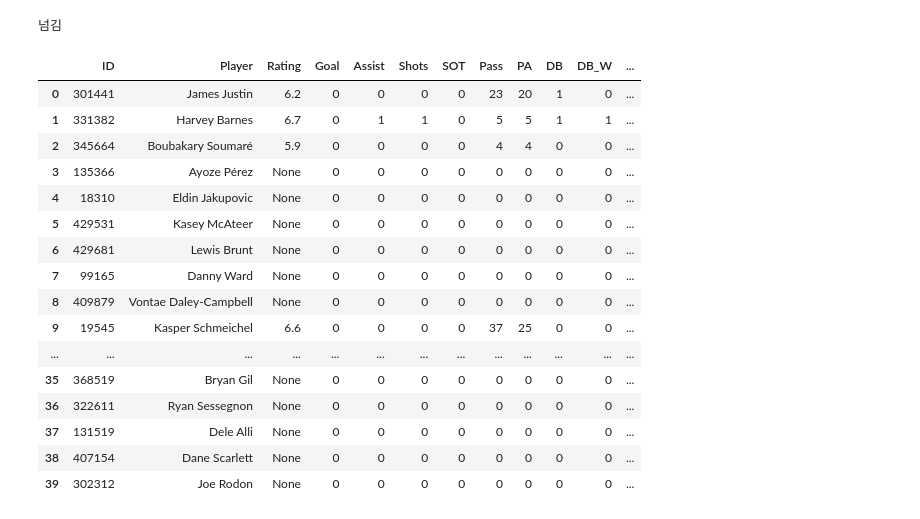
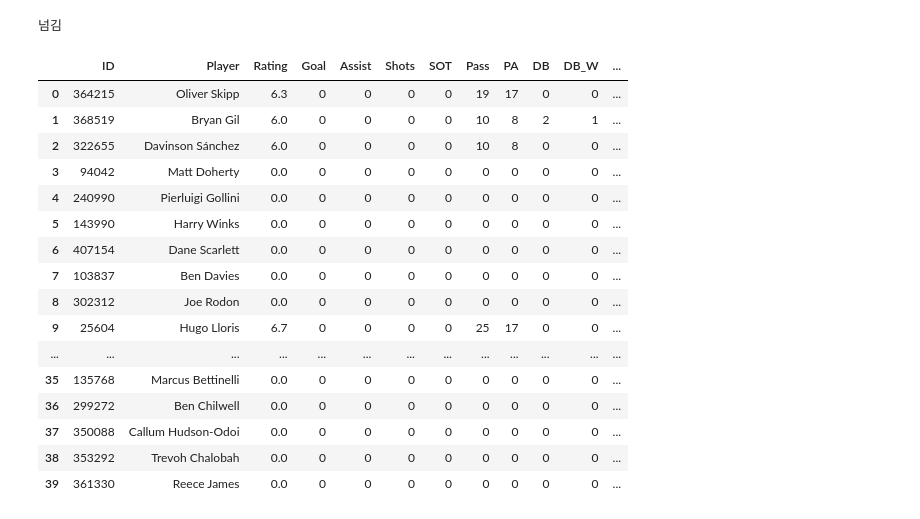
Before and after one commit to sanha9999/EDA_project, a Jupyter notebook: Tottenham_38R/Tottenham Crawling.ipynb, the cells around one changed output. Drawn from its saved outputs; the diff is of its cells as text; code cells hidden in the pictures.

Commit message:
Rating (Object) -> (float)

```diff
--- a/Tottenham_38R/Tottenham Crawling.ipynb
+++ b/Tottenham_38R/Tottenham Crawling.ipynb
@@ -56,8 +56,8 @@ def FB_match(url, sleep_time):
     player_rating = soup.find_all('span', class_ = "player-stat-value")
     for rating in player_rating:
         if rating.text == '':
-            player_rating_list.append("None")
-        else: player_rating_list.append(rating.text)
+            player_rating_list.append(0)
+        else: player_rating_list.append(float(rating.text))
 
     # 선수 GOAL
     player_goal = soup.find_all('div', {"class": "incident-icon", "data-type":"16"})
@@ -261,25 +261,25 @@ def FB_match(url, sleep_time):
     })
     return df
 # %%
-url = 'https://1xbet.whoscored.com/Matches/1549703/Live/England-Premier-League-2021-2022-Leicester-Tottenham'
+url = 'https://1xbet.whoscored.com/Matches/1549586/Live/England-Premier-League-2021-2022-Tottenham-Chelsea'
 df = FB_match(url, 2)
 df
 # %% [output]
 넘김
 |  | ID | Player | Rating | Goal | Assist | Shots | SOT | Pass | PA | DB | DB_W | ... |
-| 0 | 301441 | James Justin | 6.2 | 0 | 0 | 0 | 0 | 23 | 20 | 1 | 0 | ... |
-| 1 | 331382 | Harvey Barnes | 6.7 | 0 | 1 | 1 | 0 | 5 | 5 | 1 | 1 | ... |
-| 2 | 345664 | Boubakary Soumaré | 5.9 | 0 | 0 | 0 | 0 | 4 | 4 | 0 | 0 | ... |
-| 3 | 135366 | Ayoze Pérez | None | 0 | 0 | 0 | 0 | 0 | 0 | 0 | 0 | ... |
-| 4 | 18310 | Eldin Jakupovic | None | 0 | 0 | 0 | 0 | 0 | 0 | 0 | 0 | ... |
-| 5 | 429531 | Kasey McAteer | None | 0 | 0 | 0 | 0 | 0 | 0 | 0 | 0 | ... |
-| 6 | 429681 | Lewis Brunt | None | 0 | 0 | 0 | 0 | 0 | 0 | 0 | 0 | ... |
-| 7 | 99165 | Danny Ward | None | 0 | 0 | 0 | 0 | 0 | 0 | 0 | 0 | ... |
-| 8 | 409879 | Vontae Daley-Campbell | None | 0 | 0 | 0 | 0 | 0 | 0 | 0 | 0 | ... |
-| 9 | 19545 | Kasper Schmeichel | 6.6 | 0 | 0 | 0 | 0 | 37 | 25 | 0 | 0 | ... |
+| 0 | 364215 | Oliver Skipp | 6.3 | 0 | 0 | 0 | 0 | 19 | 17 | 0 | 0 | ... |
+| 1 | 368519 | Bryan Gil | 6.0 | 0 | 0 | 0 | 0 | 10 | 8 | 2 | 1 | ... |
+| 2 | 322655 | Davinson Sánchez | 6.0 | 0 | 0 | 0 | 0 | 10 | 8 | 0 | 0 | ... |
+| 3 | 94042 | Matt Doherty | 0.0 | 0 | 0 | 0 | 0 | 0 | 0 | 0 | 0 | ... |
+| 4 | 240990 | Pierluigi Gollini | 0.0 | 0 | 0 | 0 | 0 | 0 | 0 | 0 | 0 | ... |
+| 5 | 143990 | Harry Winks | 0.0 | 0 | 0 | 0 | 0 | 0 | 0 | 0 | 0 | ... |
+| 6 | 407154 | Dane Scarlett | 0.0 | 0 | 0 | 0 | 0 | 0 | 0 | 0 | 0 | ... |
+| 7 | 103837 | Ben Davies | 0.0 | 0 | 0 | 0 | 0 | 0 | 0 | 0 | 0 | ... |
+| 8 | 302312 | Joe Rodon | 0.0 | 0 | 0 | 0 | 0 | 0 | 0 | 0 | 0 | ... |
+| 9 | 25604 | Hugo Lloris | 6.7 | 0 | 0 | 0 | 0 | 25 | 17 | 0 | 0 | ... |
 | ... | ... | ... | ... | ... | ... | ... | ... | ... | ... | ... | ... | ... |
-| 35 | 368519 | Bryan Gil | None | 0 | 0 | 0 | 0 | 0 | 0 | 0 | 0 | ... |
-| 36 | 322611 | Ryan Sessegnon | None | 0 | 0 | 0 | 0 | 0 | 0 | 0 | 0 | ... |
-| 37 | 131519 | Dele Alli | None | 0 | 0 | 0 | 0 | 0 | 0 | 0 | 0 | ... |
-| 38 | 407154 | Dane Scarlett | None | 0 | 0 | 0 | 0 | 0 | 0 | 0 | 0 | ... |
-| 39 | 302312 | Joe Rodon | None | 0 | 0 | 0 | 0 | 0 | 0 | 0 | 0 | ... |
+| 35 | 135768 | Marcus Bettinelli | 0.0 | 0 | 0 | 0 | 0 | 0 | 0 | 0 | 0 | ... |
+| 36 | 299272 | Ben Chilwell | 0.0 | 0 | 0 | 0 | 0 | 0 | 0 | 0 | 0 | ... |
+| 37 | 350088 | Callum Hudson-Odoi | 0.0 | 0 | 0 | 0 | 0 | 0 | 0 | 0 | 0 | ... |
+| 38 | 353292 | Trevoh Chalobah | 0.0 | 0 | 0 | 0 | 0 | 0 | 0 | 0 | 0 | ... |
+| 39 | 361330 | Reece James | 0.0 | 0 | 0 | 0 | 0 | 0 | 0 | 0 | 0 | ... |
```
Also changed, not shown: parts of 1 cell of this notebook.
